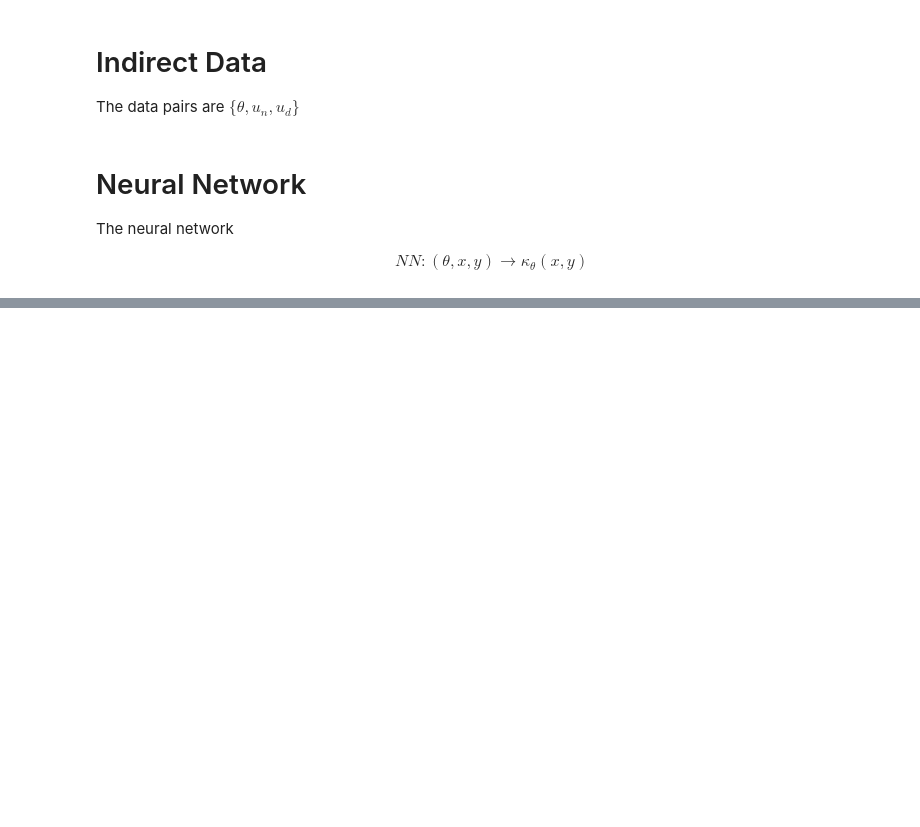
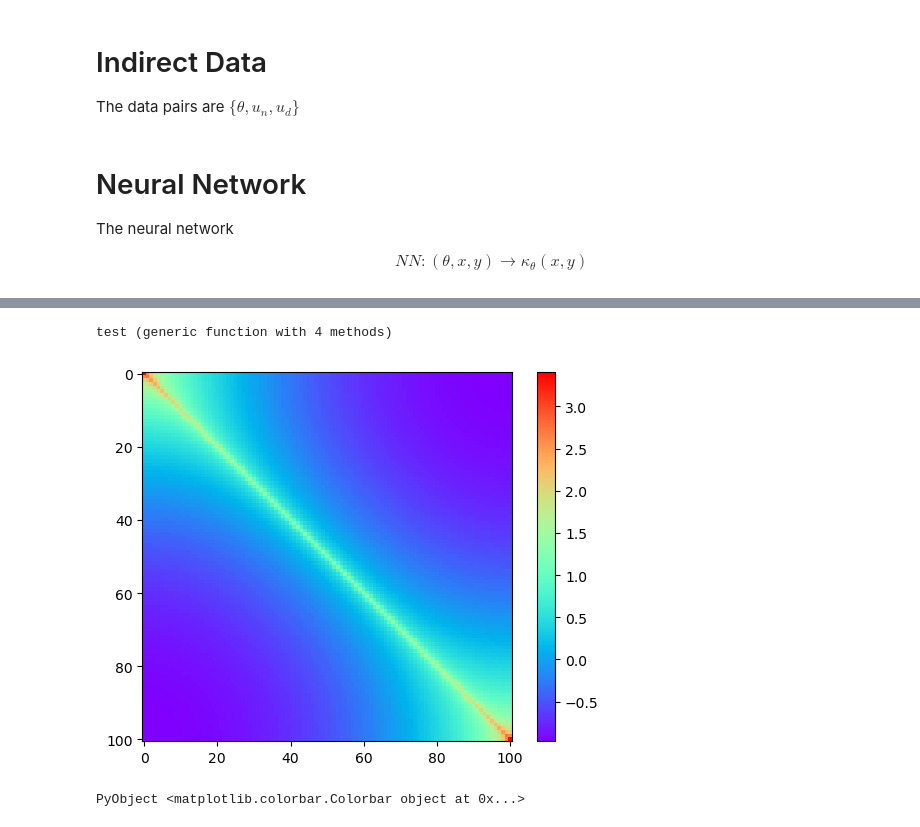
Before and after one commit to Zhengyu-Huang/Operator-Learning, a Jupyter notebook: nn/Box_N2D_nn_Data.ipynb, the cells around one changed output, grey strips where cells are left out. Cells and saved outputs as stored; diff of their text form; code cells hidden in the pictures; blank space fills up the shorter version.

```diff
--- a/nn/Box_N2D_nn_Data.ipynb
+++ b/nn/Box_N2D_nn_Data.ipynb
@@ -338,0 +286,40 @@ end
+# %%
+function test(c_funcs, ne = 100)
+
+
+    porder = 1
+    Δx = 1.0/ne
+    K_scale = zeros(Float64, ne*porder+1) .+ Δx
+    K_scale[1] = K_scale[end] = Δx/2.0
+
+
+
+    N_data = length(c_funcs)
+    κ = zeros(ne+1, ne+1, N_data)
+    for i = 1:N_data
+        cs = [c_funcs[i];]
+        # generate Dirichlet to Neumman results output for different condInt64ions
+        # data =[nodal posInt64ions, (x, ∂u∂n, u), 4 edges, experiment number]
+        data = Generate_Input_Output(cs, ne, porder);
+
+        # data =[nodal posInt64ions, (x, ∂u∂n, u), 4 edges, experiment number]
+        bc_id = 3
+        u_n = data[:, 2, bc_id, :]
+        u_d = data[:, 3, bc_id, :]
+        K = u_d/u_n
+        κ[:, :, i] = K ./ K_scale'
+    end
+
+    return κ
+
+end
+# %% [output]
+test (generic function with 4 methods)
+# %%
+κ = test([(x, y)->250.0], 100)
+PyPlot.figure()
+PyPlot.imshow(κ[:,:,1], cmap=:rainbow)
+PyPlot.colorbar()
+# %% [output]
+[figure, added]
+PyObject <matplotlib.colorbar.Colorbar object at 0x...>
```
Also changed, not shown: parts of 11 cells of this notebook, 1 other file.
